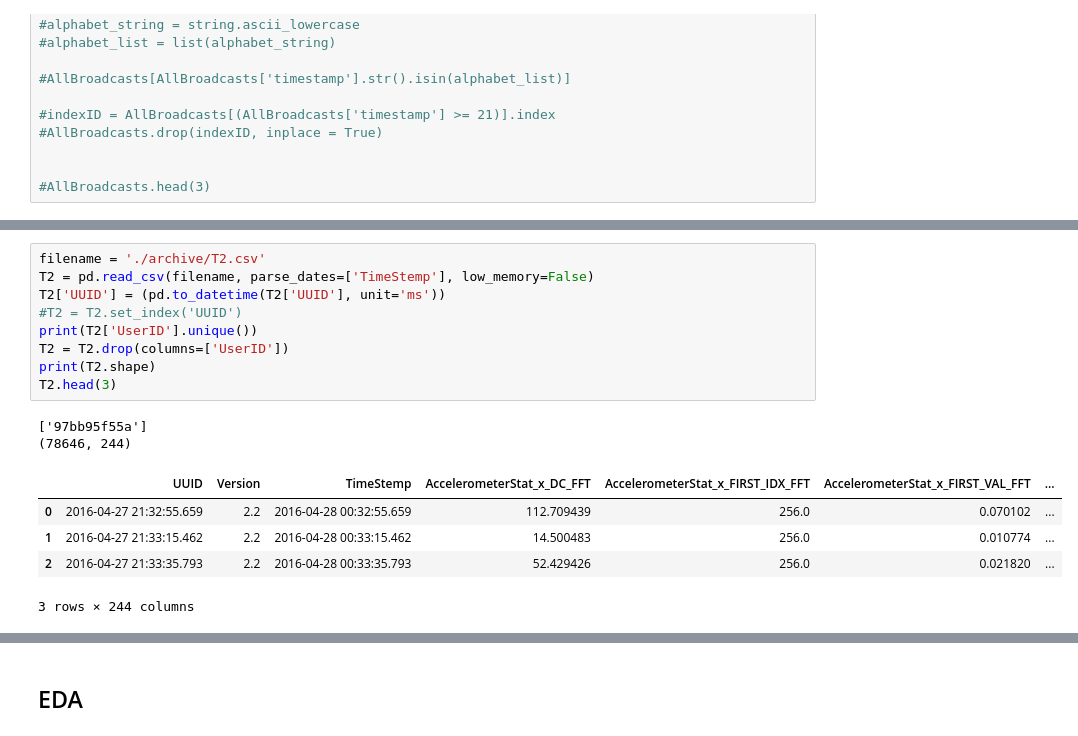
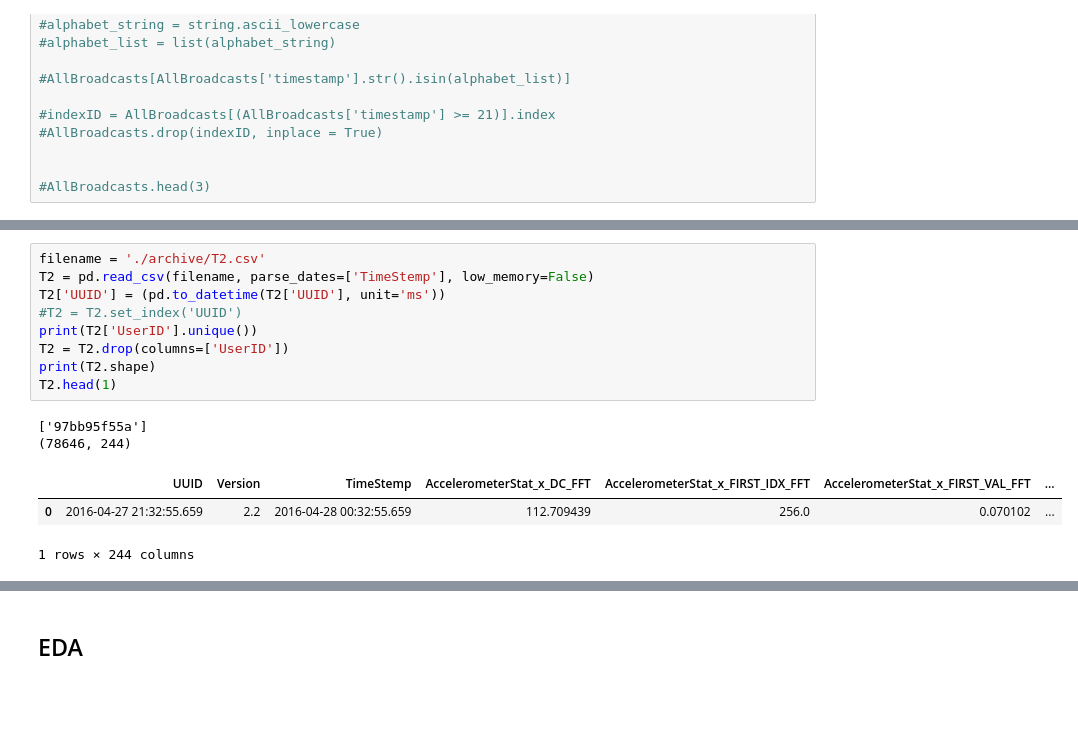
Before and after one commit to kentlingcampbell/project_SherLock, a Jupyter notebook: SherLock.ipynb, the cells around one changed output, grey strips where cells are left out. Cells and saved outputs as stored; diff of their text form; blank space fills up the shorter version.

```diff
--- a/SherLock.ipynb
+++ b/SherLock.ipynb
@@ -208,20 +192,18 @@ T1.head(3)
 # %%
 filename = './archive/T2.csv'
 T2 = pd.read_csv(filename, parse_dates=['TimeStemp'], low_memory=False)
 T2['UUID'] = (pd.to_datetime(T2['UUID'], unit='ms'))
 #T2 = T2.set_index('UUID')
 print(T2['UserID'].unique())
 T2 = T2.drop(columns=['UserID'])
 print(T2.shape)
-T2.head(3)
+T2.head(1)
 # %% [output]
 ['97bb95f55a']
 (78646, 244)
 |  | UUID | Version | TimeStemp | AccelerometerStat_x_DC_FFT | AccelerometerStat_x_FIRST_IDX_FFT | AccelerometerStat_x_FIRST_VAL_FFT | ... |
 | 0 | 2016-04-27 21:32:55.659 | 2.2 | 2016-04-28 00:32:55.659 | 112.709439 | 256.0 | 0.070102 | ... |
-| 1 | 2016-04-27 21:33:15.462 | 2.2 | 2016-04-28 00:33:15.462 | 14.500483 | 256.0 | 0.010774 | ... |
-| 2 | 2016-04-27 21:33:35.793 | 2.2 | 2016-04-28 00:33:35.793 | 52.429426 | 256.0 | 0.021820 | ... |
-3 rows × 244 columns
+1 rows × 244 columns
 # %%
 filename = './archive/T3.csv'
 T3 = pd.read_csv(filename, parse_dates=['Audio_timestemp',
```
Also changed, not shown: parts of 28 cells of this notebook.
